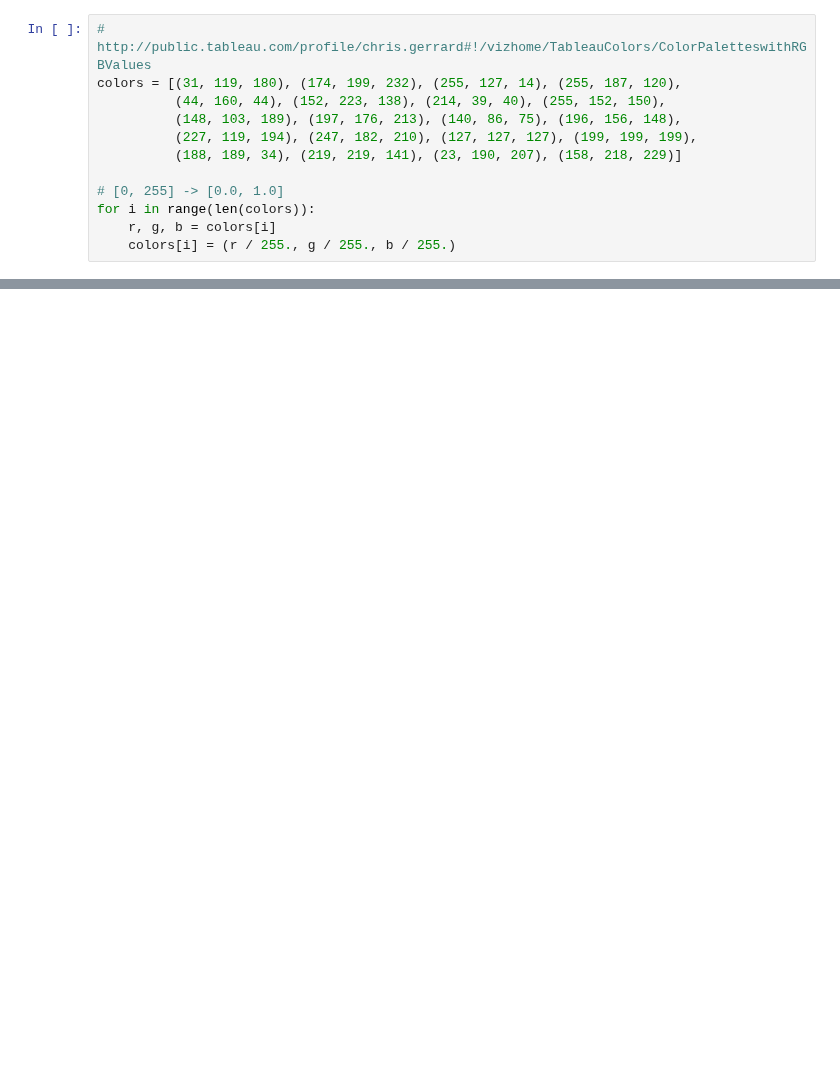
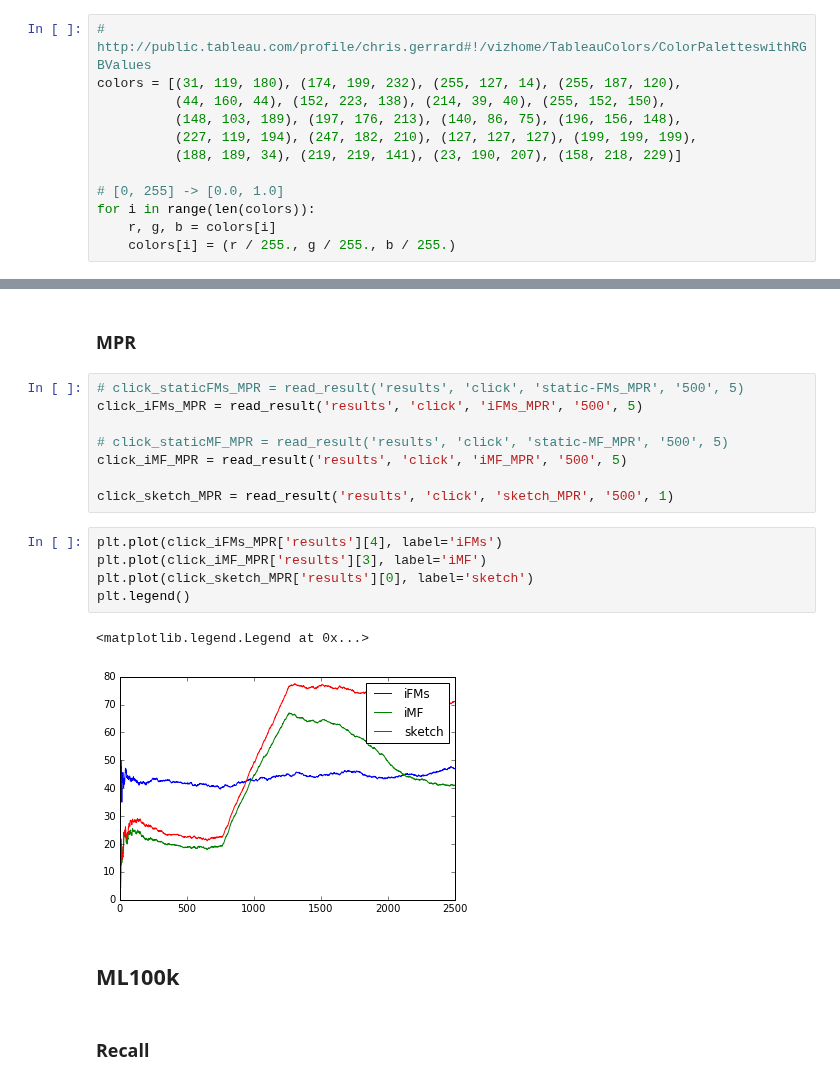
Before and after one commit to takuti/stream-recommender, a Jupyter notebook: paper-sketch.ipynb, the cells around one changed output, grey strips where cells are left out. Saved outputs shown, nothing was run; the diff lists cells and outputs as text; blank space fills up the shorter version.

```diff
--- a/paper-sketch.ipynb
+++ b/paper-sketch.ipynb
@@ -379,0 +190,22 @@ plt.show()
+# %% [markdown]
+### MPR
+# %%
+# click_staticFMs_MPR = read_result('results', 'click', 'static-FMs_MPR', '500', 5)
+click_iFMs_MPR = read_result('results', 'click', 'iFMs_MPR', '500', 5)
+
+# click_staticMF_MPR = read_result('results', 'click', 'static-MF_MPR', '500', 5)
+click_iMF_MPR = read_result('results', 'click', 'iMF_MPR', '500', 5)
+
+click_sketch_MPR = read_result('results', 'click', 'sketch_MPR', '500', 1)
+# %%
+plt.plot(click_iFMs_MPR['results'][4], label='iFMs')
+plt.plot(click_iMF_MPR['results'][3], label='iMF')
+plt.plot(click_sketch_MPR['results'][0], label='sketch')
+plt.legend()
+# %% [output]
+<matplotlib.legend.Legend at 0x...>
+[figure, added]
+# %% [markdown]
+## ML100k
+# %% [markdown]
+### Recall
```
Also changed, not shown: parts of 35 cells of this notebook, 1 other file.
